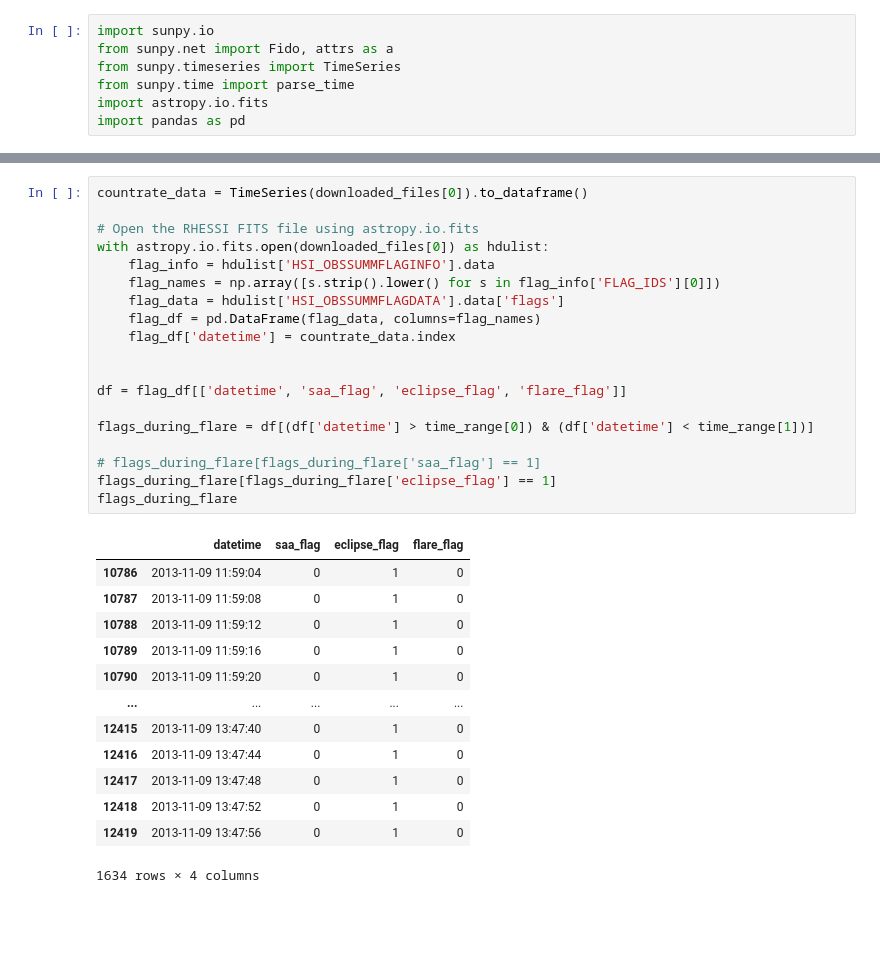
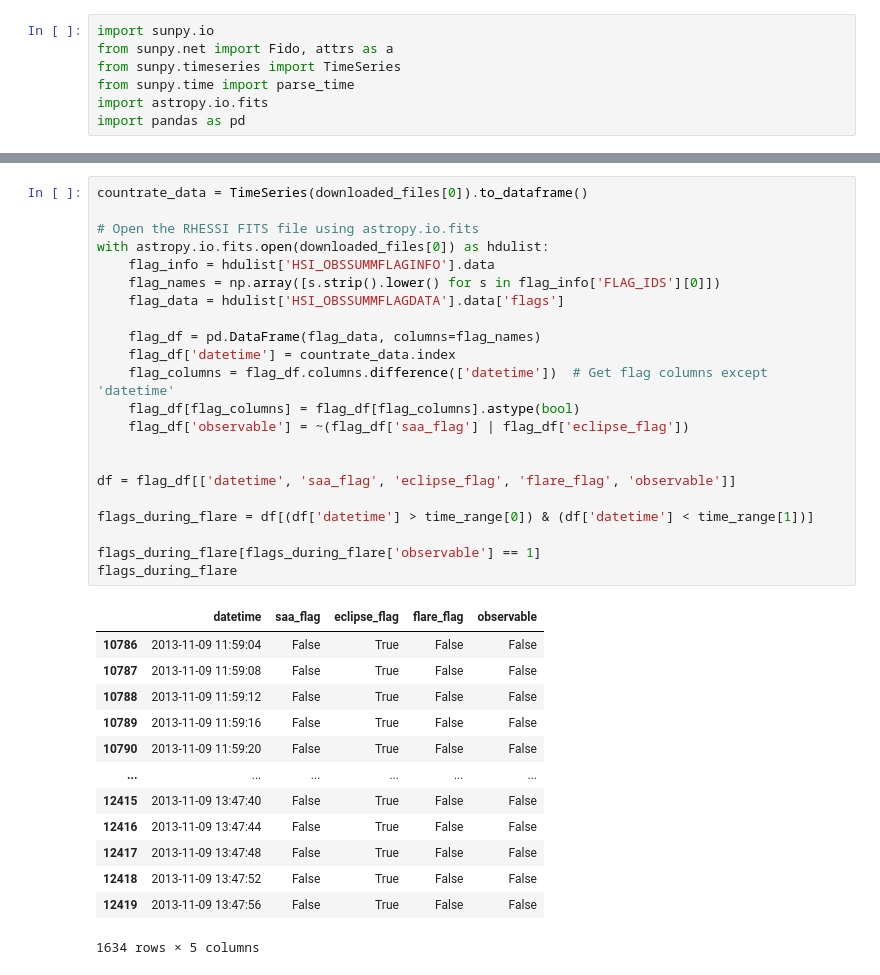
Before and after one commit to james-kc/solar_flare_finder, a Jupyter notebook: testing.ipynb, the cells around one changed output, grey strips where cells are left out. Drawn from its saved outputs; the diff is of its cells as text; blank space fills up the shorter version.

```diff
--- a/testing.ipynb
+++ b/testing.ipynb
@@ -230,33 +208,36 @@ AttributeError: 'numpy.ndarray' object has no attribute 'Time'
 # %%
 countrate_data = TimeSeries(downloaded_files[0]).to_dataframe()
 
 # Open the RHESSI FITS file using astropy.io.fits
 with astropy.io.fits.open(downloaded_files[0]) as hdulist:
     flag_info = hdulist['HSI_OBSSUMMFLAGINFO'].data
     flag_names = np.array([s.strip().lower() for s in flag_info['FLAG_IDS'][0]])
     flag_data = hdulist['HSI_OBSSUMMFLAGDATA'].data['flags']
+
     flag_df = pd.DataFrame(flag_data, columns=flag_names)
     flag_df['datetime'] = countrate_data.index
+    flag_columns = flag_df.columns.difference(['datetime'])  # Get flag columns except 'datetime'
+    flag_df[flag_columns] = flag_df[flag_columns].astype(bool)
+    flag_df['observable'] = ~(flag_df['saa_flag'] | flag_df['eclipse_flag'])
 
 
-df = flag_df[['datetime', 'saa_flag', 'eclipse_flag', 'flare_flag']]
+df = flag_df[['datetime', 'saa_flag', 'eclipse_flag', 'flare_flag', 'observable']]
 
 flags_during_flare = df[(df['datetime'] > time_range[0]) & (df['datetime'] < time_range[1])]
 
-# flags_during_flare[flags_during_flare['saa_flag'] == 1]
-flags_during_flare[flags_during_flare['eclipse_flag'] == 1]
+flags_during_flare[flags_during_flare['observable'] == 1]
 flags_during_flare
 # %% [output]
-|  | datetime | saa_flag | eclipse_flag | flare_flag |
-| 10786 | 2013-11-09 11:59:04 | 0 | 1 | 0 |
-| 10787 | 2013-11-09 11:59:08 | 0 | 1 | 0 |
-| 10788 | 2013-11-09 11:59:12 | 0 | 1 | 0 |
-| 10789 | 2013-11-09 11:59:16 | 0 | 1 | 0 |
-| 10790 | 2013-11-09 11:59:20 | 0 | 1 | 0 |
-| ... | ... | ... | ... | ... |
-| 12415 | 2013-11-09 13:47:40 | 0 | 1 | 0 |
-| 12416 | 2013-11-09 13:47:44 | 0 | 1 | 0 |
-| 12417 | 2013-11-09 13:47:48 | 0 | 1 | 0 |
-| 12418 | 2013-11-09 13:47:52 | 0 | 1 | 0 |
-| 12419 | 2013-11-09 13:47:56 | 0 | 1 | 0 |
+|  | datetime | saa_flag | eclipse_flag | flare_flag | observable |
+| 10786 | 2013-11-09 11:59:04 | False | True | False | False |
+| 10787 | 2013-11-09 11:59:08 | False | True | False | False |
+| 10788 | 2013-11-09 11:59:12 | False | True | False | False |
+| 10789 | 2013-11-09 11:59:16 | False | True | False | False |
+| 10790 | 2013-11-09 11:59:20 | False | True | False | False |
+| ... | ... | ... | ... | ... | ... |
+| 12415 | 2013-11-09 13:47:40 | False | True | False | False |
+| 12416 | 2013-11-09 13:47:44 | False | True | False | False |
+| 12417 | 2013-11-09 13:47:48 | False | True | False | False |
+| 12418 | 2013-11-09 13:47:52 | False | True | False | False |
+| 12419 | 2013-11-09 13:47:56 | False | True | False | False |
-1634 rows × 4 columns
+1634 rows × 5 columns
```
Also changed, not shown: parts of 7 cells of this notebook.
